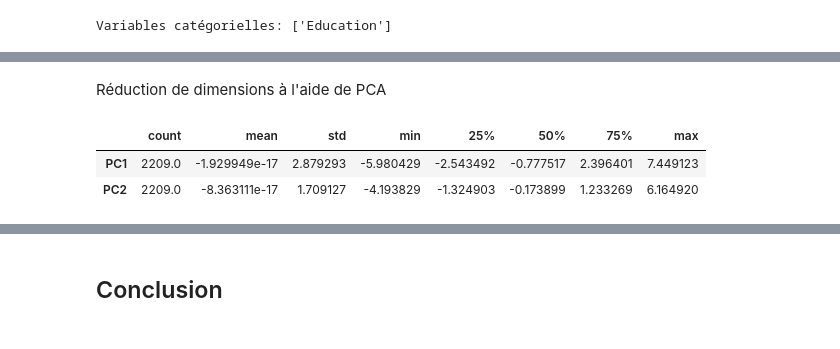
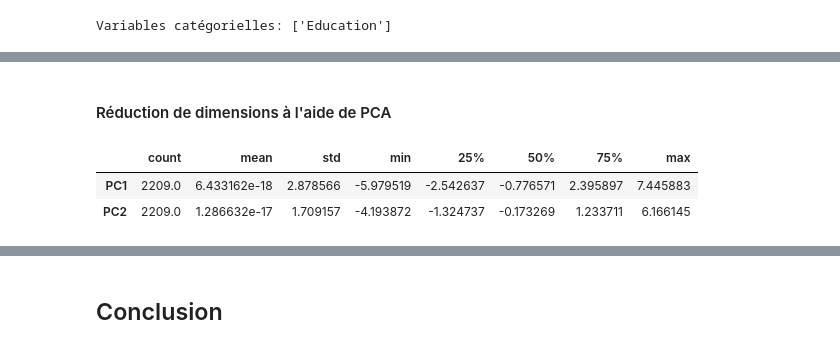
Before and after one commit to aurelien-adjimi/customer-personality-analysis, a Jupyter notebook: customer-personality-analysis,.ipynb, the cells around one changed output, grey strips where cells are left out. Saved outputs shown, nothing was run; the diff lists cells and outputs as text; code cells hidden in the pictures.

```diff
--- a/customer-personality-analysis,.ipynb
+++ b/customer-personality-analysis,.ipynb
@@ -150,7 +148,7 @@ df["Dépenses"] = df["MntWines"] + df["MntFruits"] + df["MntMeatProducts"] + df[
 # %% [markdown]
 Ici on va récupérer le montant dépensé par chaque clients peu importe la catégorie de produits.
 # %%
-df["Situation logement"] = df["Marital_Status"].replace({"Married": "Plusieurs", "Together": "Plusieurs", "Divorced": "Seul", "Widow": "Seul", "Single": "Seul", "Absurd": "Seul", "YOLO":"Seul"})
+df["Situation logement"] = df["Marital_Status"].replace({"Married": "Plusieurs", "Together": "Plusieurs", "Absurd" : "Seul", "Widow" : "Seul", "YOLO" : "Seul", "Divorced" : "Seul", "Single" : "Seul"})
 # %% [markdown]
 Ici on va se baser sur la colonne 'Marital_Status' afin de déterminer quels sont les clients qui vivent seuls et ceux qui vivent à plusieurs (1 vs 2)
 # %%
@@ -168,7 +166,7 @@ df["Taille foyer"] = df["Situation logement"] + df["Enfants"]
 # %% [markdown]
 Ici on convertie la nouvelle variable 'Situation logemennt' en variable numérique afin de calculer le nombre de personnes dans le foyer en combinant avec la variable qui indique le nombre d'enfants.
 # %%
-df["Est Parent"] = np.where(df["Enfants"] > 0, 1, 0)
+df["Est Parent"] = np.where(df.Enfants > 0, 1, 0)
 # %% [markdown]
 On crée une feature qui nous permettra d'isoler les parents dans le dataset.
 # %%
@@ -271,11 +273,9 @@ for i in object_cols:
 # %%
 ds = df.copy()
 
-# Supression des colonnes non nécessaires
-cols_del = ['AcceptedCmp1', 'AcceptedCmp2', 'AcceptedCmp3', 'AcceptedCmp4', 'AcceptedCmp5', 'Complain', 'Response']
+cols_del = ['AcceptedCmp3', 'AcceptedCmp4', 'AcceptedCmp5', 'AcceptedCmp1','AcceptedCmp2', 'Complain', 'Response']
 ds = ds.drop(cols_del, axis=1)
 
 scaler = StandardScaler()
 scaler.fit(ds)
-scaled_ds = pd.DataFrame(scaler.transform(ds), columns=ds.columns)
-print('Données normalisées')
+scaled_ds = pd.DataFrame(scaler.transform(ds),columns= ds.columns )
@@ -293,19 +293,15 @@ scaled_ds.head()
 5 rows × 23 columns
 # %% [markdown]
-Réduction de dimensions à l'aide de PCA
+#### Réduction de dimensions à l'aide de PCA
 # %%
-# Drop rows with missing values
-cleaned_ds = scaled_ds.dropna()
-
-# Fit PCA on the cleaned dataset
 pca = PCA(n_components=2)
-pca.fit(cleaned_ds)
-PCA_ds = pd.DataFrame(pca.transform(cleaned_ds), columns=['PC1', 'PC2'])
+pca.fit(scaled_ds)
+PCA_ds = pd.DataFrame(pca.transform(scaled_ds), columns=(["PC1","PC2"]))
 PCA_ds.describe().T
 # %% [output]
 |  | count | mean | std | min | 25% | 50% | 75% | max |
-| PC1 | 2209.0 | -1.929949e-17 | 2.879293 | -5.980429 | -2.543492 | -0.777517 | 2.396401 | 7.449123 |
-| PC2 | 2209.0 | -8.363111e-17 | 1.709127 | -4.193829 | -1.324903 | -0.173899 | 1.233269 | 6.164920 |
+| PC1 | 2209.0 | 6.433162e-18 | 2.878566 | -5.979519 | -2.542637 | -0.776571 | 2.395897 | 7.445883 |
+| PC2 | 2209.0 | 1.286632e-17 | 1.709157 | -4.193872 | -1.324737 | -0.173269 | 1.233711 | 6.166145 |
 # %%
 x = PCA_ds['PC1']
 y = PCA_ds['PC2']
```
Also changed, not shown: parts of 33 cells of this notebook.
